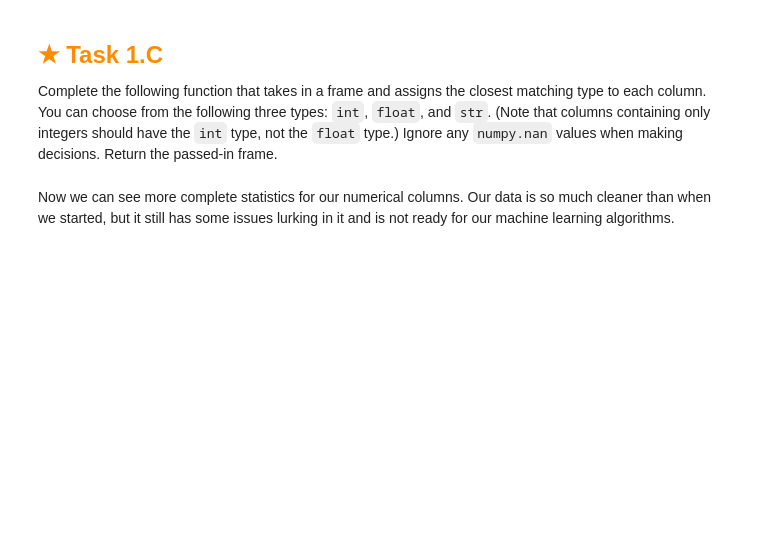
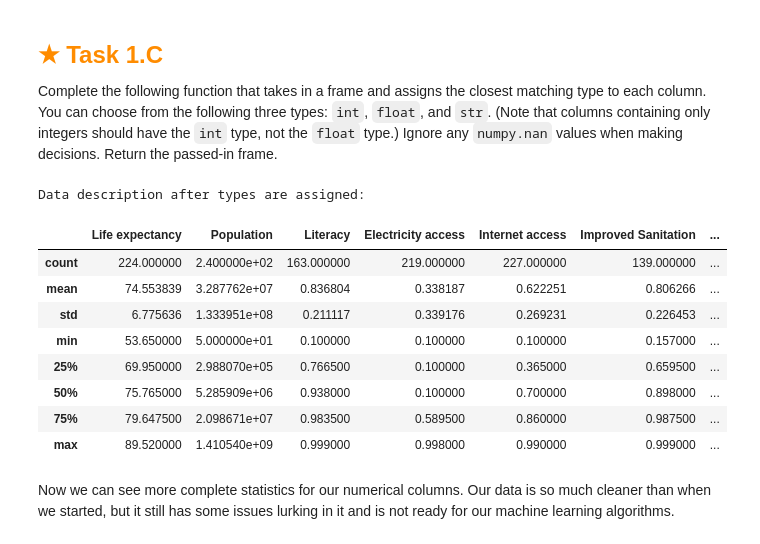
Before and after one commit to IJustWantAJob/CSE40HW3, a Jupyter notebook: assignment.ipynb, the cells around one changed output. Cells and saved outputs as stored; diff of their text form; code cells hidden in the pictures; blank space fills up the shorter version.

```diff
--- a/assignment.ipynb
+++ b/assignment.ipynb
@@ -235,11 +390,38 @@ Ignore any `numpy.nan` values when making decisions.
 Return the passed-in frame.
 # %%
 def guess_types(frame):
-    return NotImplemented
+    for column in frame.columns:
+        # Drop NaN values for type assessment
+        non_nan_values = frame[column].dropna()
+
+        # If all values are integers, assign int type
+        if all(isinstance(val, int) for val in non_nan_values):
+            frame[column] = frame[column].astype(int)
+
+        # If all values are numeric (int or float), assign float type
+        elif all(isinstance(val, (int, float)) for val in non_nan_values):
+            frame[column] = frame[column].astype(float)
+
+        # If any values are non-numeric, assign string type
+        else:
+            frame[column] = frame[column].astype(str)
+
+    return frame
 
 print("Data description after types are assigned:")
 guess_types(world_data)
 world_data.describe()
+# %% [output]
+Data description after types are assigned:
+|  | Life expectancy | Population | Literacy | Electricity access | Internet access | Improved Sanitation | ... |
+| count | 224.000000 | 2.400000e+02 | 163.000000 | 219.000000 | 227.000000 | 139.000000 | ... |
+| mean | 74.553839 | 3.287762e+07 | 0.836804 | 0.338187 | 0.622251 | 0.806266 | ... |
+| std | 6.775636 | 1.333951e+08 | 0.211117 | 0.339176 | 0.269231 | 0.226453 | ... |
+| min | 53.650000 | 5.000000e+01 | 0.100000 | 0.100000 | 0.100000 | 0.157000 | ... |
+| 25% | 69.950000 | 2.988070e+05 | 0.766500 | 0.100000 | 0.365000 | 0.659500 | ... |
+| 50% | 75.765000 | 5.285909e+06 | 0.938000 | 0.100000 | 0.700000 | 0.898000 | ... |
+| 75% | 79.647500 | 2.098671e+07 | 0.983500 | 0.589500 | 0.860000 | 0.987500 | ... |
+| max | 89.520000 | 1.410540e+09 | 0.999000 | 0.998000 | 0.990000 | 0.999000 | ... |
 # %% [markdown]
 Now we can see more complete statistics for our numerical columns.
 Our data is so much cleaner than when we started,
```
Also changed, not shown: parts of 12 cells of this notebook, 11 other files.
